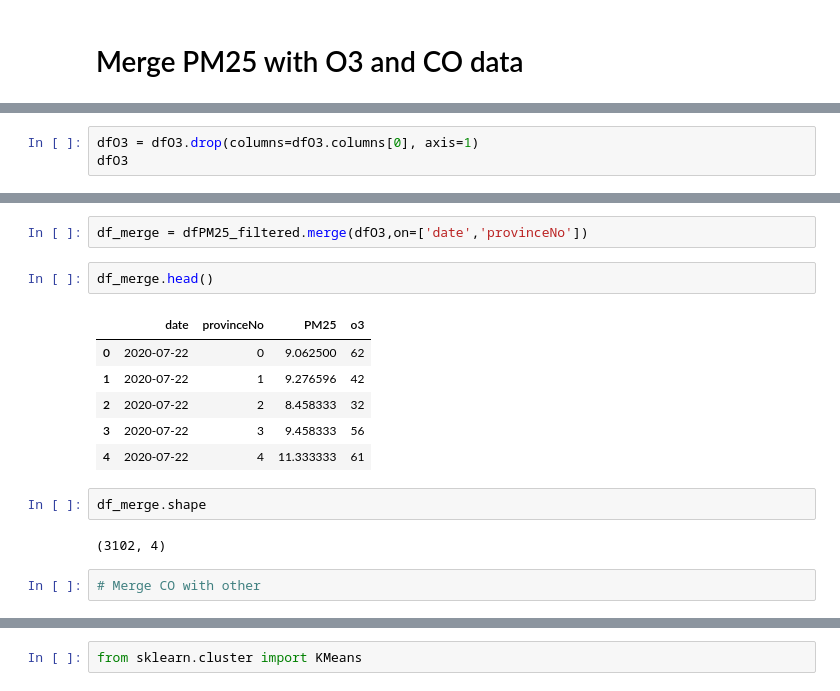
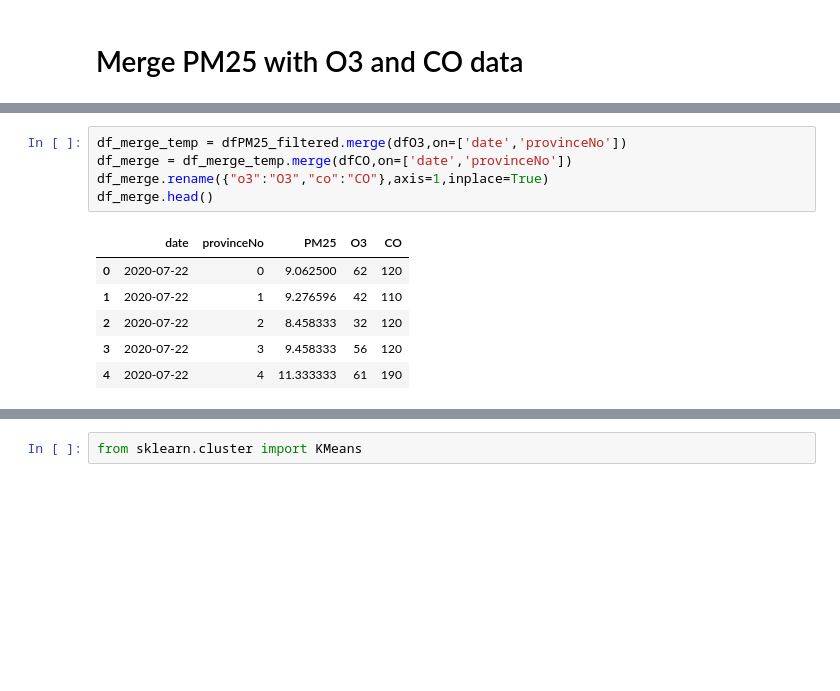
Before and after one commit to Peemajoke/DataSciProject2, a Jupyter notebook: Code/ProjectCode.ipynb, the cells around one changed output, grey strips where cells are left out. Cells and saved outputs as stored; diff of their text form; blank space fills up the shorter version.

```diff
--- a/Code/ProjectCode.ipynb
+++ b/Code/ProjectCode.ipynb
@@ -395,3 +394,0 @@ dfO3.head()
-# %%
-dfO3 = dfO3.drop(columns=dfO3.columns[0], axis=1)
-dfO3
@@ -436,18 +395,13 @@ dfO3.head()
-# %%
-df_merge = dfPM25_filtered.merge(dfO3,on=['date','provinceNo'])
-# %%
-df_merge.head()
-# %% [output]
-|  | date | provinceNo | PM25 | o3 |
-| 0 | 2020-07-22 | 0 | 9.062500 | 62 |
-| 1 | 2020-07-22 | 1 | 9.276596 | 42 |
-| 2 | 2020-07-22 | 2 | 8.458333 | 32 |
-| 3 | 2020-07-22 | 3 | 9.458333 | 56 |
-| 4 | 2020-07-22 | 4 | 11.333333 | 61 |
-# %%
-df_merge.shape
-# %% [output]
-(3102, 4)
-# %%
-# Merge CO with other
+# %%
+df_merge_temp = dfPM25_filtered.merge(dfO3,on=['date','provinceNo'])
+df_merge = df_merge_temp.merge(dfCO,on=['date','provinceNo'])
+df_merge.rename({"o3":"O3","co":"CO"},axis=1,inplace=True)
+df_merge.head()
+# %% [output]
+|  | date | provinceNo | PM25 | O3 | CO |
+| 0 | 2020-07-22 | 0 | 9.062500 | 62 | 120 |
+| 1 | 2020-07-22 | 1 | 9.276596 | 42 | 110 |
+| 2 | 2020-07-22 | 2 | 8.458333 | 32 | 120 |
+| 3 | 2020-07-22 | 3 | 9.458333 | 56 | 120 |
+| 4 | 2020-07-22 | 4 | 11.333333 | 61 | 190 |
 # %% [markdown]
```
Also changed, not shown: parts of 16 cells of this notebook, 2 other files.
